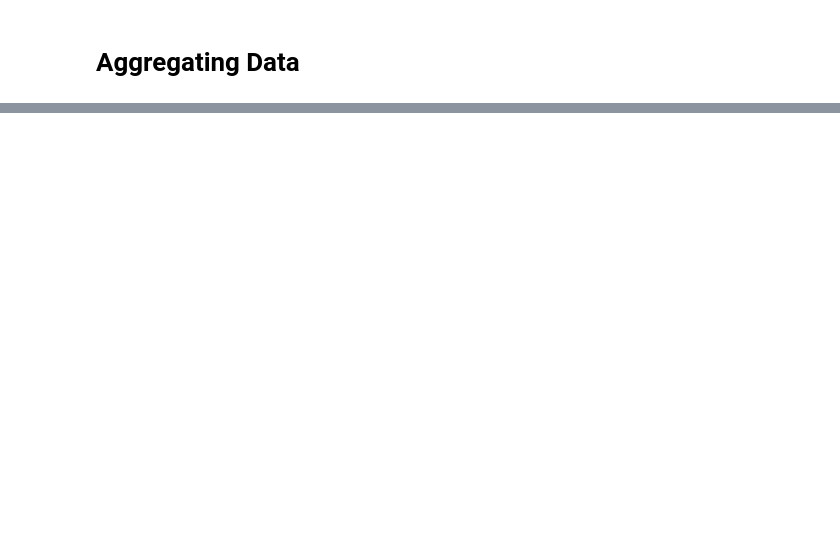
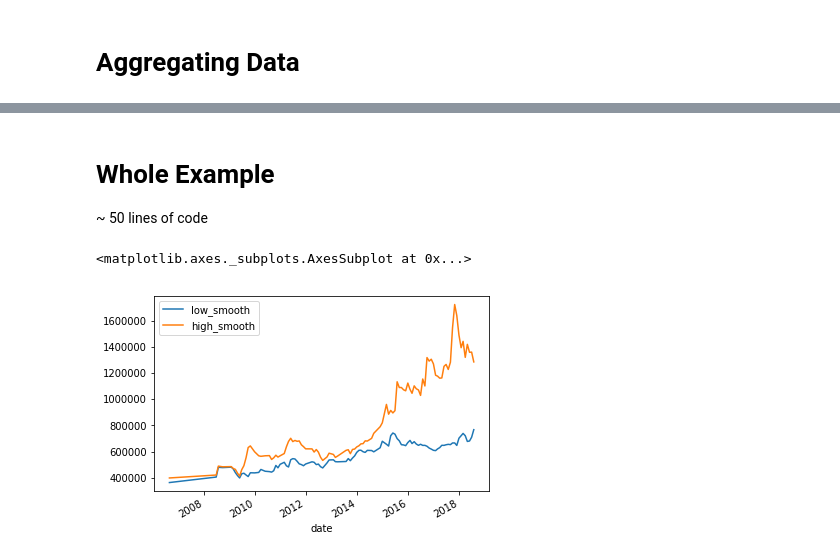
Before and after one commit to nevhan/imc-stem, a Jupyter notebook: notebooks/realestate-example.ipynb, the cells around one changed output, grey strips where cells are left out. Cells and saved outputs as stored; diff of their text form; code cells hidden in the pictures; blank space fills up the shorter version.

```diff
--- a/notebooks/realestate-example.ipynb
+++ b/notebooks/realestate-example.ipynb
@@ -292,0 +342,63 @@ ohlc.plot(y=['low_smooth', 'high_smooth'])
+# %% [markdown]
+# Whole Example
+
+~ 50 lines of code
+# %%
+%matplotlib inline
+import dateutil.parser as dparser
+import requests
+from bs4 import BeautifulSoup
+import pandas as pd
+import numpy as np
+import locale
+
+def parse_price(text):
+    try:
+        return locale.atof(text.strip('$'))
+    except:
+        np.NaN
+
+def get_page(page_number):
+    try:
+        # get raw data
+        url = f'https://www.realestate.com.au/sold/property-unit+apartment-with-2-bedrooms-in-leichhardt,+nsw+2040/list-{page_number}?maxBeds=2&activeSort=solddate"'
+        response = requests.get(url)
+        soup = BeautifulSoup(response.text, "html5lib")
+
+        # find all the articles
+        articles = soup.find_all('article', class_='residential-card')
+
+        # find all the dates
+        sold_dates = [a.find(class_='residential-card__with-comma') for a in articles]
+        sold_dates = [dparser.parse(a.span.text, fuzzy=True) for a in sold_dates]
+
+        # find all the prices
+        prices = [a.find('span', class_='property-price').text for a in articles]
+
+        # find all the addresses
+        addresses = [p.find('div', class_='residential-card__info-text').span.text for p in properties]
+
+        # put it all together
+        df = pd.DataFrame({'address': addresses, 'price': prices, 'date': sold_dates})
+        df.price = df.price.apply(parse_price)
+        filtered = df.dropna()
+        return filtered
+    except:
+        return pd.DataFrame(columns = ('address', 'price','date'))
+
+# get 20 pages of results
+results = pd.concat(get_page(i) for i in range(1,20))
+indexed = results.set_index(results.date)
+
+# sample over 1 month periods
+ohlc = indexed.resample('1M').price.ohlc()
+ohlc = ohlc.dropna()
+
+# smooth the data
+hl = 3
+ohlc['low_smooth'] = ohlc.low.ewm(halflife=hl).mean()
+ohlc['high_smooth'] = ohlc.high.ewm(halflife=hl).mean()
+ohlc.plot(y=['low_smooth', 'high_smooth'])
+# %% [output]
+<matplotlib.axes._subplots.AxesSubplot at 0x...>
+[figure, added]
```
Also changed, not shown: parts of 19 cells of this notebook.
